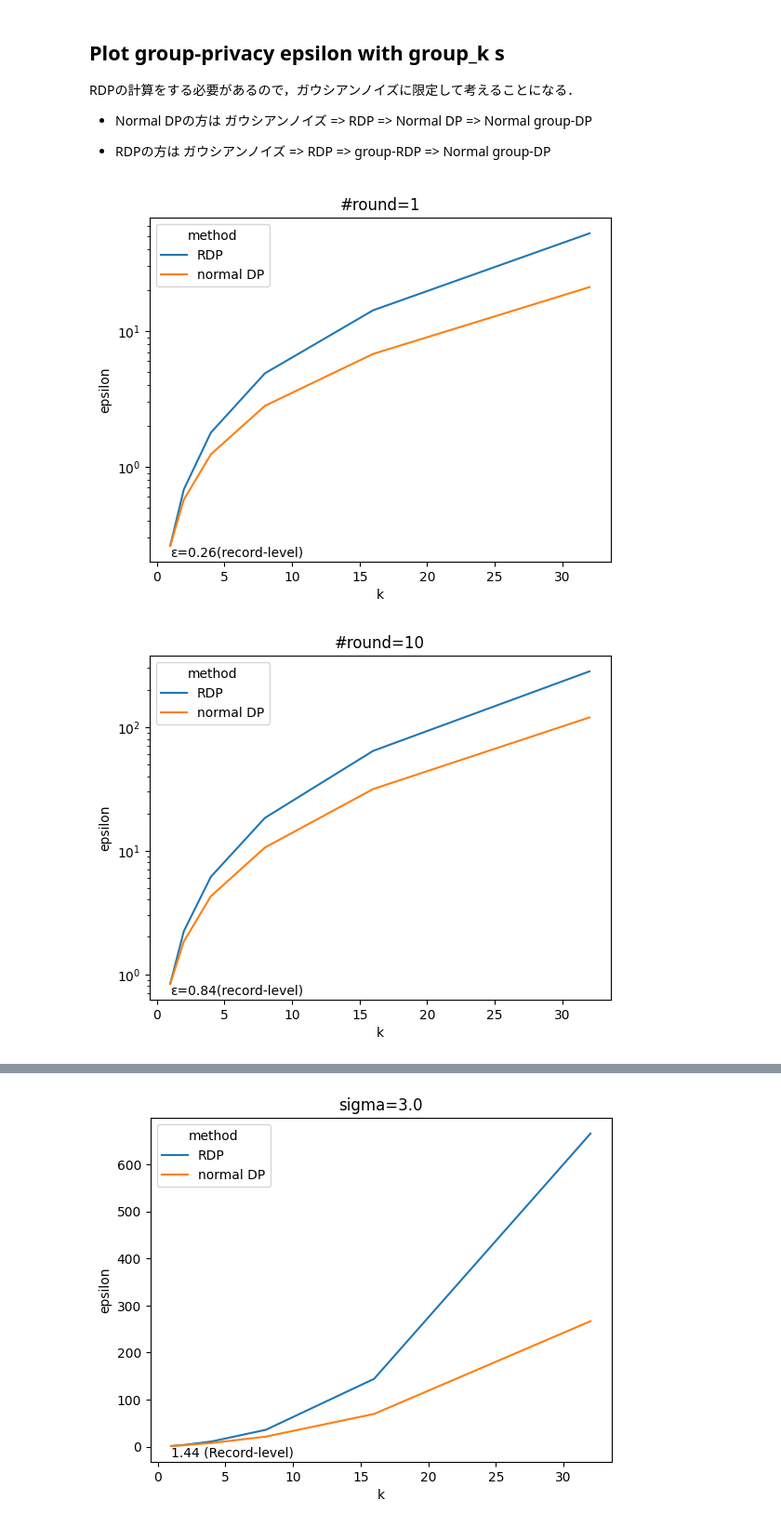
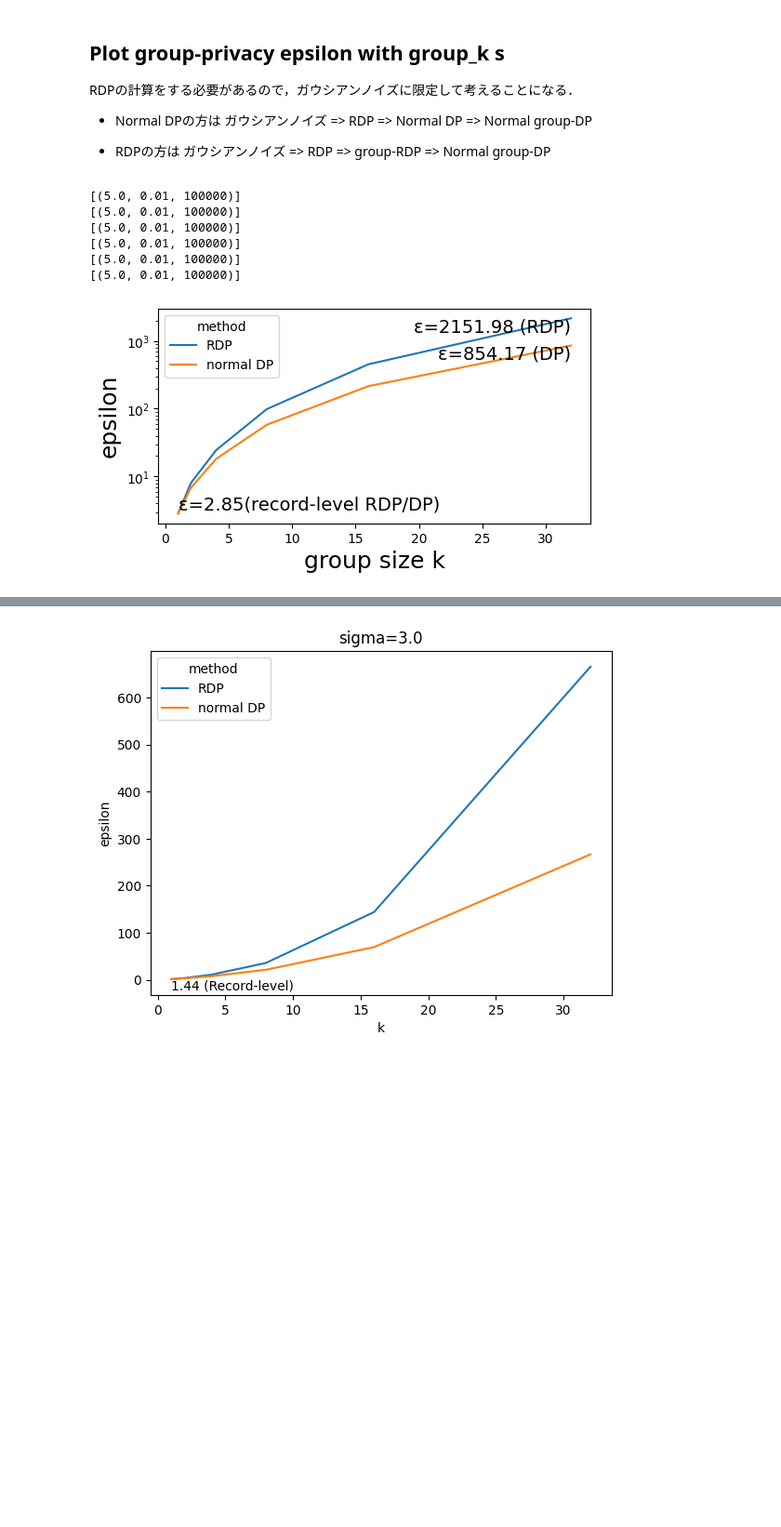
Before and after one commit to FumiyukiKato/uldp-fl, a Jupyter notebook: exp/privacy_comparison.ipynb, the cells around one changed output, grey strips where cells are left out. Shown at 93% size. Drawn from its saved outputs; the diff is of its cells as text; code cells hidden in the pictures; blank space fills up the shorter version.

```diff
--- a/exp/privacy_comparison.ipynb
+++ b/exp/privacy_comparison.ipynb
@@ -22,6 +22,7 @@ import warnings
 import math
 
 warnings.simplefilter(action="ignore", category=UserWarning)
+img_path = os.path.join(path_project, 'exp', 'img')
 # %% [markdown]
 ## Plot group-privacy epsilon with group_k s
 
@@ -45,30 +47,46 @@ def generate_both_dp(sigma: float, T: int, group_k: float, final_delta: float, d
 # %%
 group_k_list = [1, 2, 4, 8, 16, 32]
 final_delta = 0.00001
 sigma = 5.0
 
 # for sigma in [1.0, 2.0, 5.0, 10.0]:
-for T in [1, 10, 100, 1000]:
+for T in [1000]:
     data = {'k': [], 'epsilon': [], 'method': []}
     for group_k in group_k_list:
-        rdp_group_dp, group_dp = generate_both_dp(sigma=sigma, T=T, group_k=group_k, final_delta=final_delta, data_size=10)
+        rdp_group_dp, group_dp = generate_both_dp(sigma=sigma, T=T, group_k=group_k, final_delta=final_delta, data_size=100)
         # rdp_group_dp, group_dp = generate_test_rdp(sigma=sigma, T=T, group_k=group_k, final_delta=final_delta)
 
         data['k'].append(group_k)
         data['epsilon'].append(rdp_group_dp)
         data['method'].append('RDP')
 
         data['k'].append(group_k)
         data['epsilon'].append(group_dp)
         data['method'].append('normal DP')
 
-    ax = sns.lineplot(x='k', y='epsilon', data=data, hue='method')
-    ax.set_title(f'#round={T}')
+    fig, ax = plt.subplots(1, 1, figsize=(6, 3))
+    sns.lineplot(x='k', y='epsilon', data=data, hue='method', ax=ax)
+    ax.set_xlabel('group size k', fontsize=18)
+    ax.set_ylabel('epsilon', fontsize=18)
+    # ax.set_title(f'#round={T}')
+    # ax.set_xscale('log')
     ax.set_yscale('log')
-    plt.text(data['k'][0], data['epsilon'][0], f'ε={data["epsilon"][0]:.2f}(record-level)',
-         verticalalignment='top', horizontalalignment='left')
-    plt.show()
-    # ax.set_xscale('log')
+    plt.text(data['k'][0], data['epsilon'][0], f'ε={data["epsilon"][0]:.2f}(record-level RDP/DP)',
+         verticalalignment='bottom', horizontalalignment='left', fontsize=14)
+    plt.text(data['k'][-2], data['epsilon'][-2], f'ε={data["epsilon"][-2]:.2f} (RDP)',
+         verticalalignment='top', horizontalalignment='right', fontsize=14)
+    plt.text(data['k'][-1], data['epsilon'][-1], f'ε={data["epsilon"][-1]:.2f} (DP)',
+         verticalalignment='top', horizontalalignment='right', fontsize=14)
+    fig.savefig(
+        os.path.join(img_path, "groupdp_comparison_sigma5.png"),
+        dpi=150,
+        bbox_inches="tight",
+    )
 # %% [output]
+[(5.0, 0.01, 100000)]
+[(5.0, 0.01, 100000)]
+[(5.0, 0.01, 100000)]
+[(5.0, 0.01, 100000)]
+[(5.0, 0.01, 100000)]
+[(5.0, 0.01, 100000)]
-[figure, old version]
+[figure, new version]
-[figure, removed]
```
Also changed, not shown: parts of 2 cells of this notebook, 12 other files.
